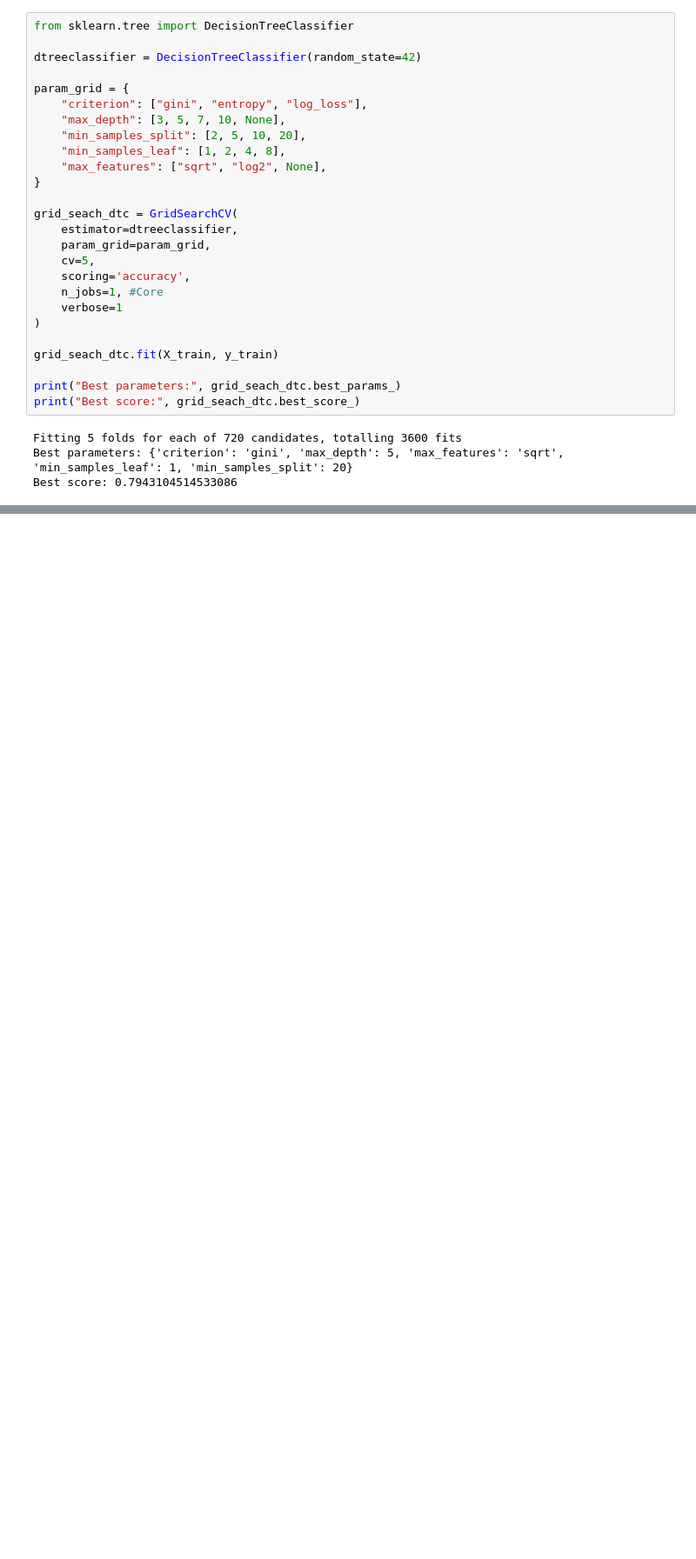
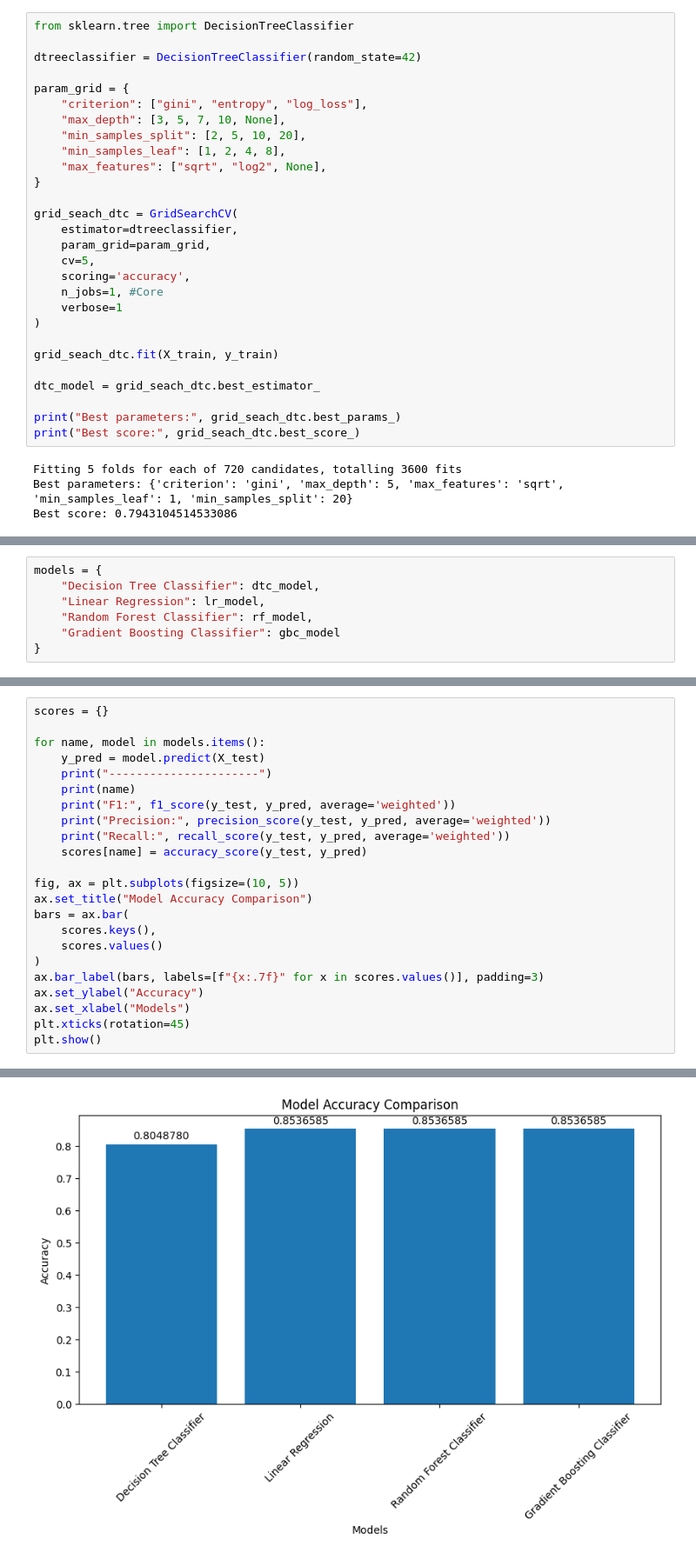
Before and after one commit to MomorioUHT/Data-Machine-Learning, a Jupyter notebook: LoanMachineLearning.ipynb, the cells around one changed output, grey strips where cells are left out. Shown: that part at 87% size. Drawn from its saved outputs; the diff is of its cells as text; blank space fills up the shorter version.

```diff
--- a/LoanMachineLearning.ipynb
+++ b/LoanMachineLearning.ipynb
@@ -94,6 +102,8 @@ grid_seach_dtc = GridSearchCV(
 
 grid_seach_dtc.fit(X_train, y_train)
 
+dtc_model = grid_seach_dtc.best_estimator_
+
 print("Best parameters:", grid_seach_dtc.best_params_)
 print("Best score:", grid_seach_dtc.best_score_)
 # %% [output]
@@ -102,0 +259,7 @@ Best score: 0.7943104514533086
+# %%
+models = {
+    "Decision Tree Classifier": dtc_model,
+    "Linear Regression": lr_model,
+    "Random Forest Classifier": rf_model,
+    "Gradient Boosting Classifier": gbc_model
+}
@@ -102,0 +268,24 @@ Best score: 0.7943104514533086
+# %%
+scores = {}
+
+for name, model in models.items():
+    y_pred = model.predict(X_test)
+    print("----------------------")
+    print(name)
+    print("F1:", f1_score(y_test, y_pred, average='weighted'))
+    print("Precision:", precision_score(y_test, y_pred, average='weighted'))
+    print("Recall:", recall_score(y_test, y_pred, average='weighted'))
+    scores[name] = accuracy_score(y_test, y_pred)
+
+fig, ax = plt.subplots(figsize=(10, 5))
+ax.set_title("Model Accuracy Comparison")
+bars = ax.bar(
+    scores.keys(),
+    scores.values()
+)
+ax.bar_label(bars, labels=[f"{x:.7f}" for x in scores.values()], padding=3)
+ax.set_ylabel("Accuracy")
+ax.set_xlabel("Models")
+plt.xticks(rotation=45)
+plt.show()
+# %% [output]
@@ -102,0 +312 @@ Best score: 0.7943104514533086
+[figure, added]
```
Also changed, not shown: parts of 14 cells of this notebook.
